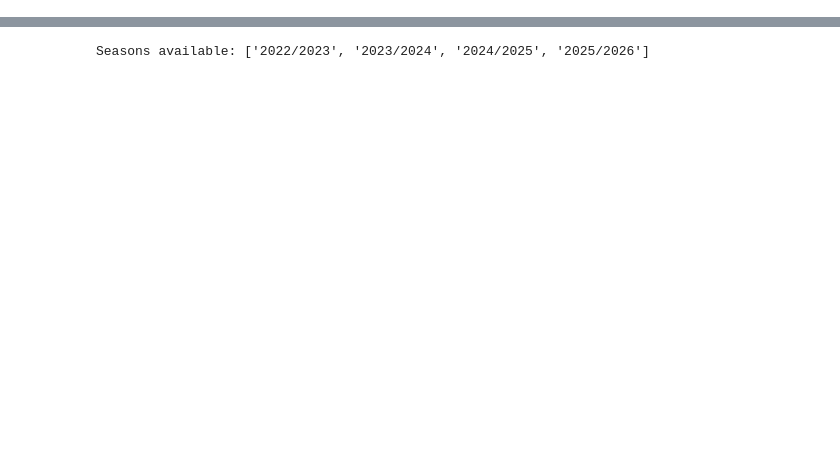
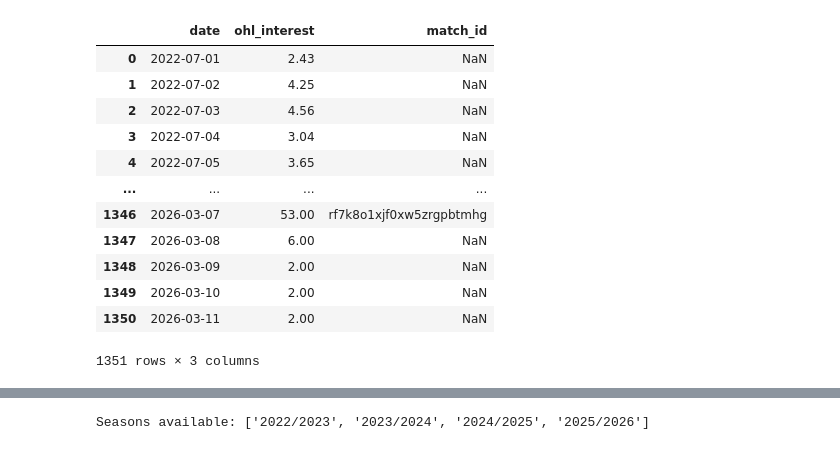
Before and after one commit to Oleksandr-Uvarov/OHL-team-16, a Jupyter notebook: current sota/model_2_clear.ipynb, the cells around one changed output, grey strips where cells are left out. Cells and saved outputs as stored; diff of their text form; code cells hidden in the pictures; blank space fills up the shorter version.

```diff
--- a/current sota/model_2_clear.ipynb
+++ b/current sota/model_2_clear.ipynb
@@ -9,6 +9,8 @@ from sklearn.metrics import mean_absolute_error
 match   = pd.read_csv("../data/gold_match_with_league_standings.csv")
 tickets = pd.read_csv("../data/gold_match_tickets.csv")
 context = pd.read_csv("../data/gold_match_context.csv")
+articles = pd.read_csv("../data/gold_google_trends_daily.csv")
+
 
 # 2. Filter and Merge
 match = match[match["is_home_match"] == True]
@@ -40,6 +42,31 @@ def parse_result(value):
 df["last_result_numeric"] = df["last_result_vs_opponent"].apply(parse_result)
 nan_values_last_result_numeric = df[df[["last_result_numeric"]].isna().any(axis=1)]
 df = df.dropna(subset=["last_result_numeric"])
+# %%
+# article_count = (articles
+#                  .groupby("match_id")["match_id"]
+#                  .value_counts()
+#                  .to_frame()
+#                  .reset_index()
+#                  .rename(columns={"count": "article_count"}))
+#
+# article_count
+
+articles
+# %% [output]
+|  | date | ohl_interest | match_id |
+| 0 | 2022-07-01 | 2.43 | NaN |
+| 1 | 2022-07-02 | 4.25 | NaN |
+| 2 | 2022-07-03 | 4.56 | NaN |
+| 3 | 2022-07-04 | 3.04 | NaN |
+| 4 | 2022-07-05 | 3.65 | NaN |
+| ... | ... | ... | ... |
+| 1346 | 2026-03-07 | 53.00 | rf7k8o1xjf0xw5zrgpbtmhg |
+| 1347 | 2026-03-08 | 6.00 | NaN |
+| 1348 | 2026-03-09 | 2.00 | NaN |
+| 1349 | 2026-03-10 | 2.00 | NaN |
+| 1350 | 2026-03-11 | 2.00 | NaN |
+1351 rows × 3 columns
 # %%
 # -------------------------------------------------------------------
 # CRITICAL FIX 1: SORT CHRONOLOGICALLY AND RESET INDEX
```
Also changed, not shown: parts of 2 cells of this notebook.
